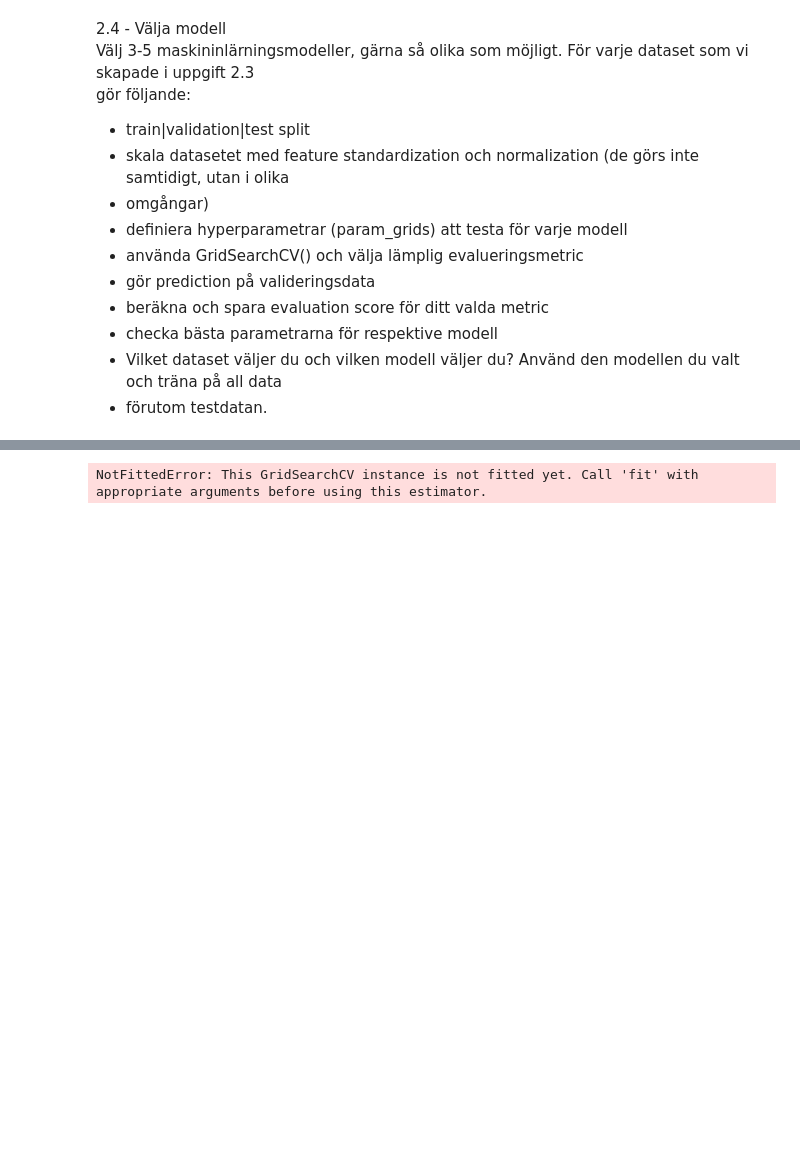
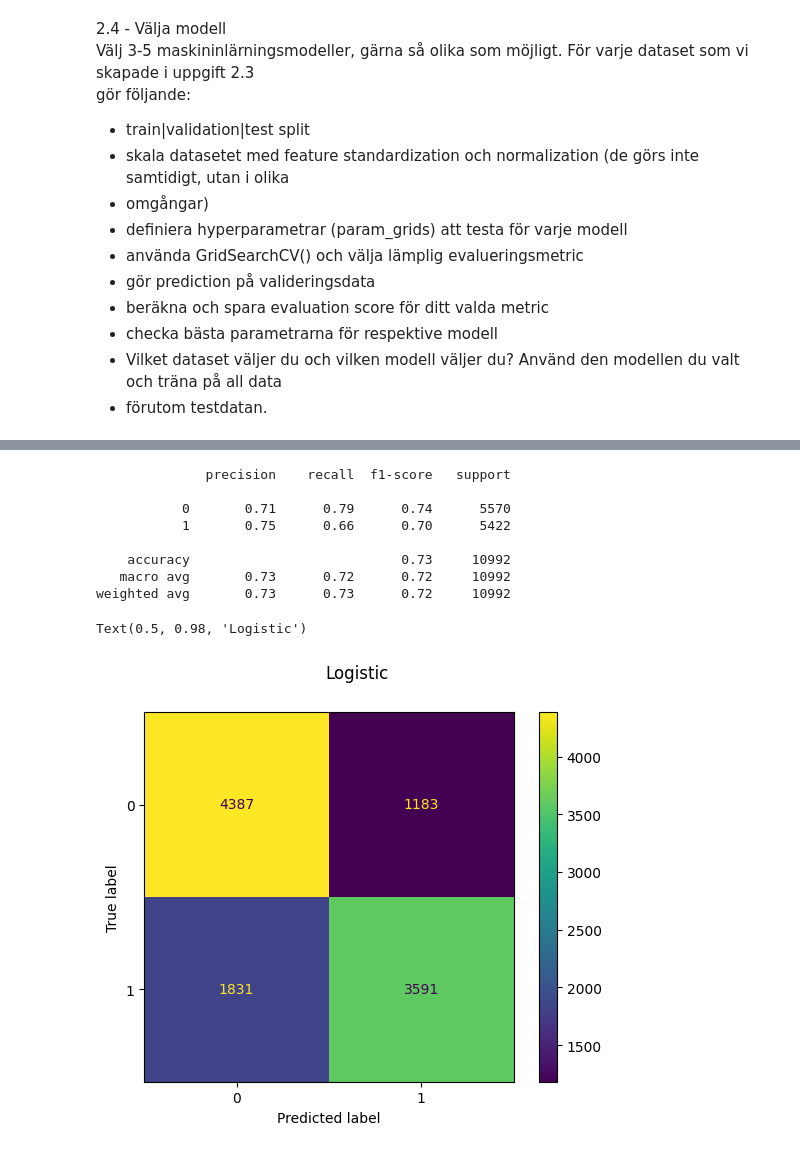
Before and after one commit to HakanAkerblom/Machine-learning-Hakan-Akerblom, a Jupyter notebook: Laboration/EDA_heart.ipynb, the cells around one changed output, grey strips where cells are left out. Cells and saved outputs as stored; diff of their text form; code cells hidden in the pictures; blank space fills up the shorter version.

```diff
--- a/Laboration/EDA_heart.ipynb
+++ b/Laboration/EDA_heart.ipynb
@@ -518,14 +619,22 @@ classifier_SVM.best_estimator_.get_params()
 # %%
-from sklearn.metrics import classification_report, confusion_matrix, ConfusionMatrixDisplay
-import matplotlib.pyplot as plt
 
 y_pred_standard_logistic = classifier_logistic.predict(X_1_val)
 
 print(classification_report(y_1_val, y_pred_standard_logistic))
 cm = confusion_matrix(y_1_val, y_pred_standard_logistic)
 ConfusionMatrixDisplay(cm).plot();
+plt.suptitle("Logistic")
 # %% [output]
-NotFittedError: This GridSearchCV instance is not fitted yet. Call 'fit' with appropriate arguments before using this estimator.
+              precision    recall  f1-score   support
+
+           0       0.71      0.79      0.74      5570
+           1       0.75      0.66      0.70      5422
+
+    accuracy                           0.73     10992
+   macro avg       0.73      0.72      0.72     10992
+weighted avg       0.73      0.73      0.72     10992
+Text(0.5, 0.98, 'Logistic')
+[figure, added]
 # %%
 y_pred_standard_KNN = classifier_KNN.predict(X_1_val)
 
```
Also changed, not shown: parts of 12 cells of this notebook, 6 other files.
